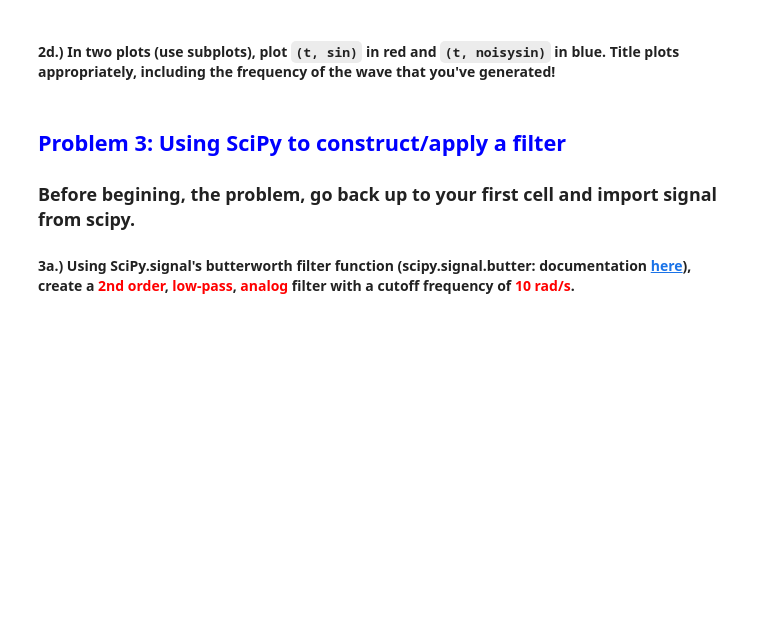
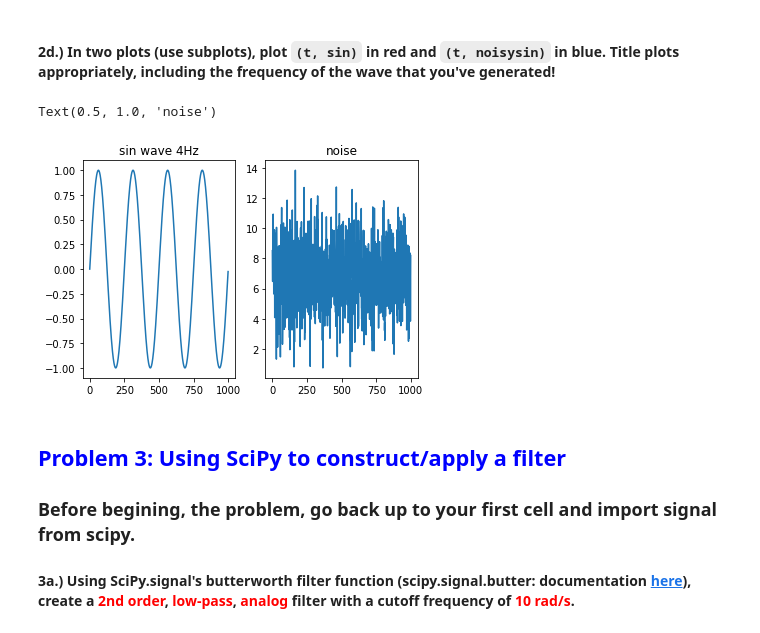
Before and after one commit to alvaritosd/PythonDataCourse, a Jupyter notebook: Homeworks/HW3/HW3_Part_1alvaroanswers.ipynb, the cells around one changed output. Cells and saved outputs as stored; diff of their text form; code cells hidden in the pictures; blank space fills up the shorter version.

```diff
--- a/Homeworks/HW3/HW3_Part_1alvaroanswers.ipynb
+++ b/Homeworks/HW3/HW3_Part_1alvaroanswers.ipynb
@@ -29,5 +104,15 @@ x =
 # %% [markdown]
  #### 2d.) In two plots (use subplots), plot <code>(t, sin)</code> in red and <code>(t, noisysin)</code> in blue. Title plots appropriately, including the frequency of the wave that you've generated!
+# %%
+fig,ax=plt.subplots(1,2)
+ax[0].plot(sin)
+ax[1].plot(noise)
+
+ax[0].set_title('sin wave 4Hz')
+ax[1].set_title('noise')
+# %% [output]
+Text(0.5, 1.0, 'noise')
+[figure, added]
 # %% [markdown]
 ## <font color = blue> Problem 3: Using SciPy to construct/apply a filter </font>
 ### Before begining, the problem, go back up to your first cell and import signal from scipy.
```
Also changed, not shown: parts of 13 cells of this notebook.
